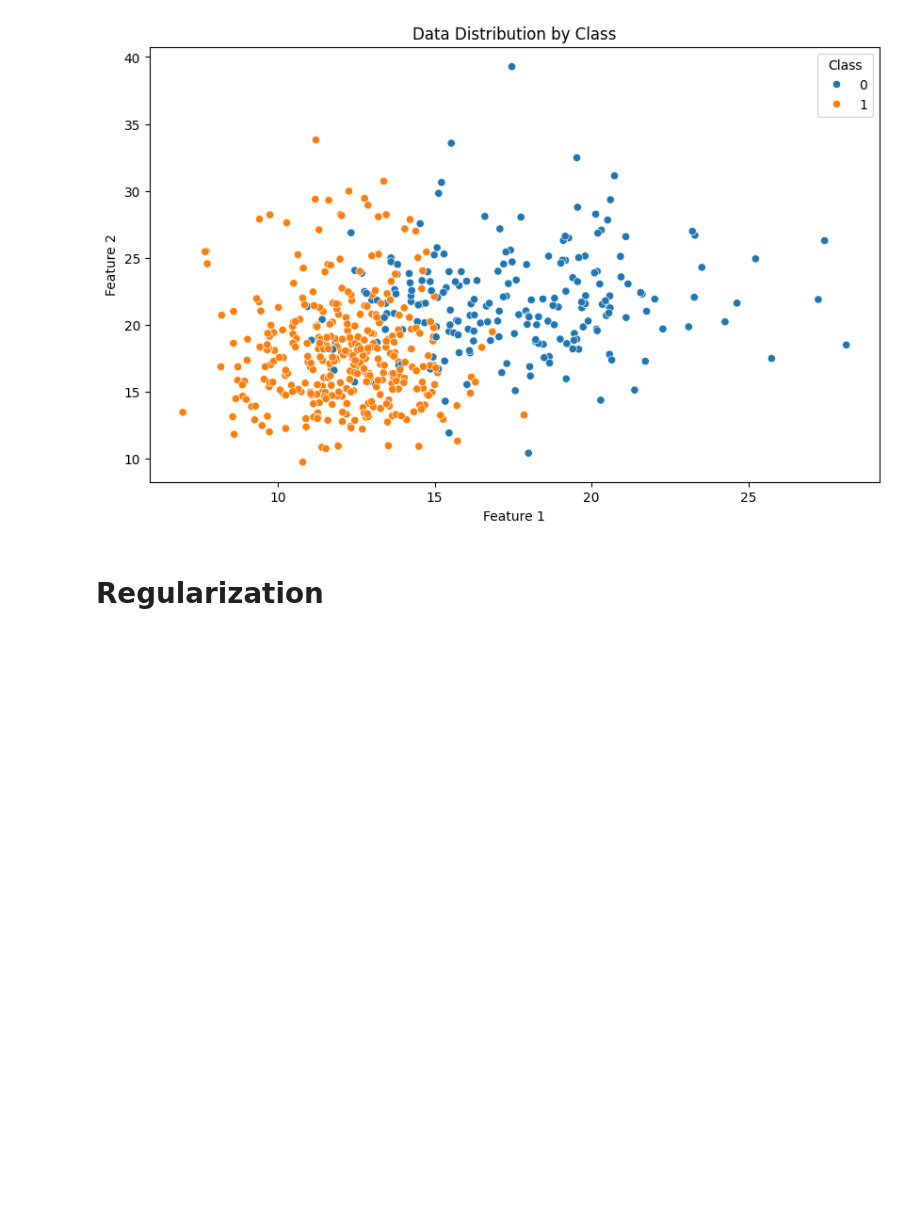
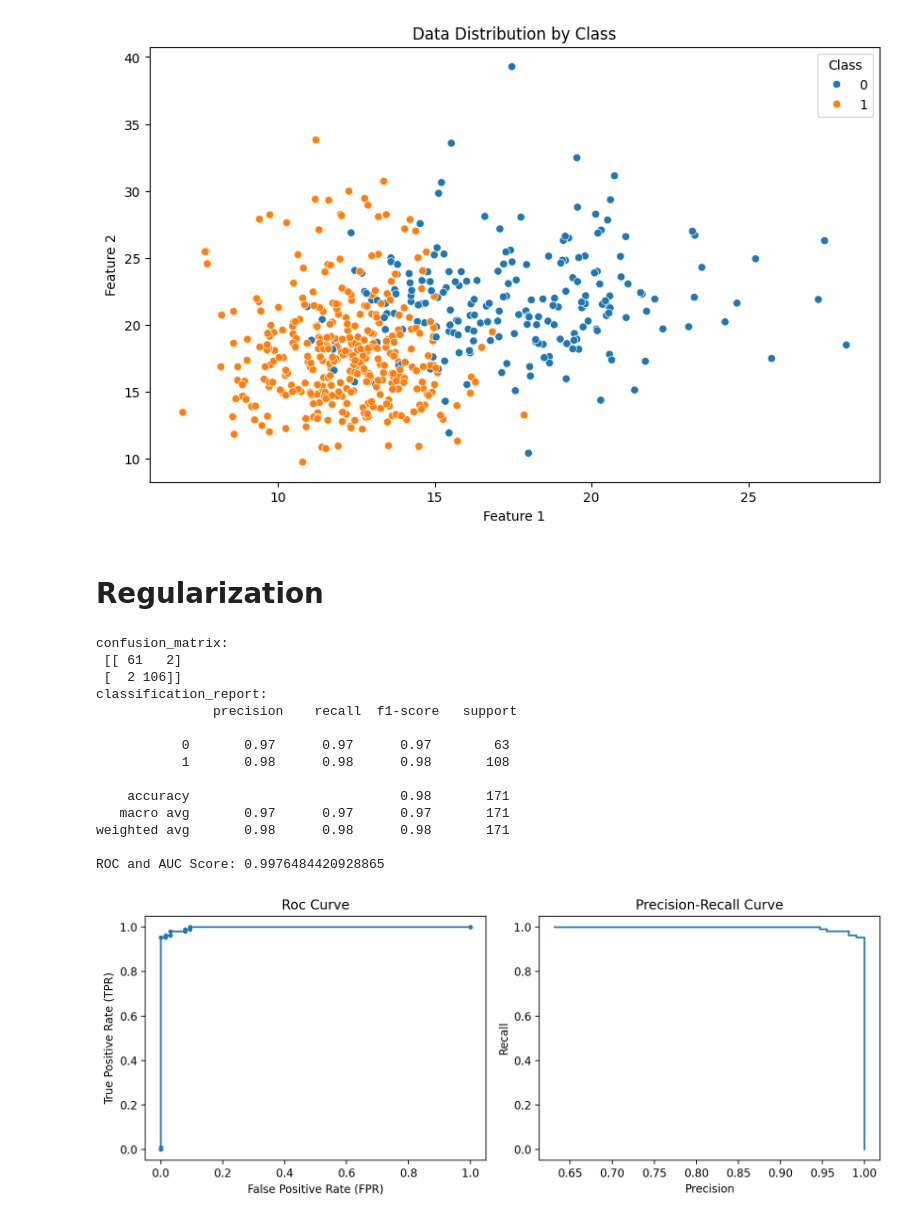
Before and after one commit to udityamerit/Natural-Language-Processing-Mastery-in-Python, a Jupyter notebook: 08 Logistic Regression/Complete Logistic Regression.ipynb, the cells around one changed output. Cells and saved outputs as stored; diff of their text form; code cells hidden in the pictures; blank space fills up the shorter version.

Commit message:
completed the logistic regression

```diff
--- a/08 Logistic Regression/Complete Logistic Regression.ipynb
+++ b/08 Logistic Regression/Complete Logistic Regression.ipynb
@@ -137,3 +137,26 @@ plt.show()
 [figure]
 # %% [markdown]
 # Regularization
+# %%
+model = LogisticRegression(max_iter=10000, penalty='l2')
+model.fit(X_train, y_train)
+y_pred = model.predict(X_test)
+y_prob = model.predict_proba(X_test)[:,1]
+
+evalueate_classification(y_test, y_pred, y_prob)
+# %% [output]
+confusion_matrix:
+ [[ 61   2]
+ [  2 106]]
+classification_report:
+               precision    recall  f1-score   support
+
+           0       0.97      0.97      0.97        63
+           1       0.98      0.98      0.98       108
+
+    accuracy                           0.98       171
+   macro avg       0.97      0.97      0.97       171
+weighted avg       0.98      0.98      0.98       171
+
+ROC and AUC Score: 0.9976484420928865
+[figure, added]
```
Also changed, not shown: parts of 2 cells of this notebook.
